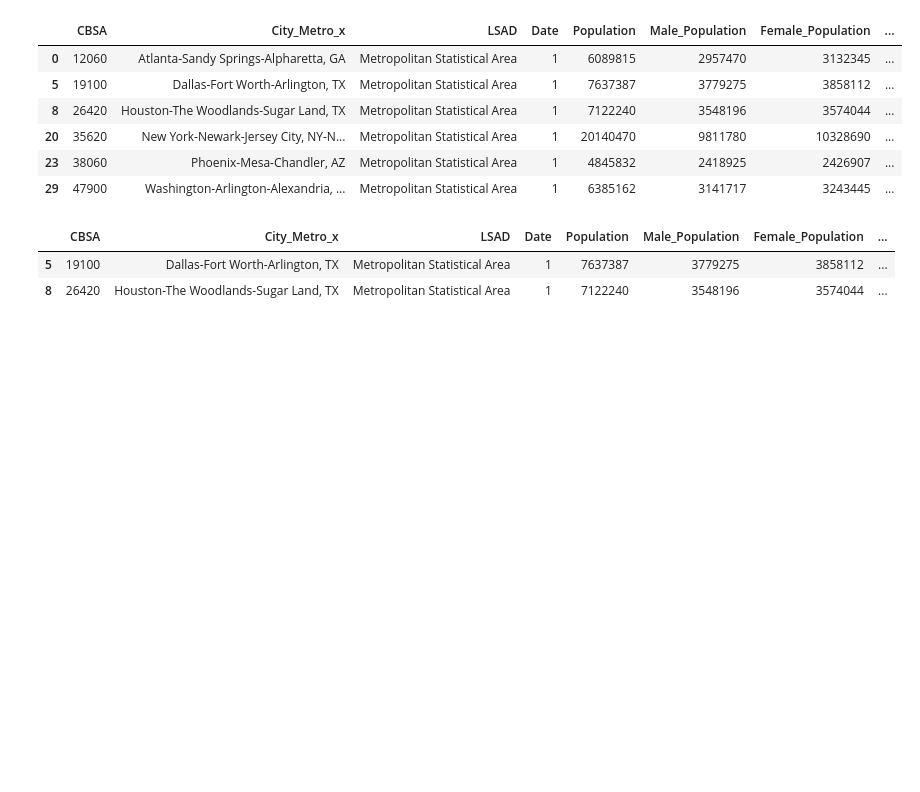
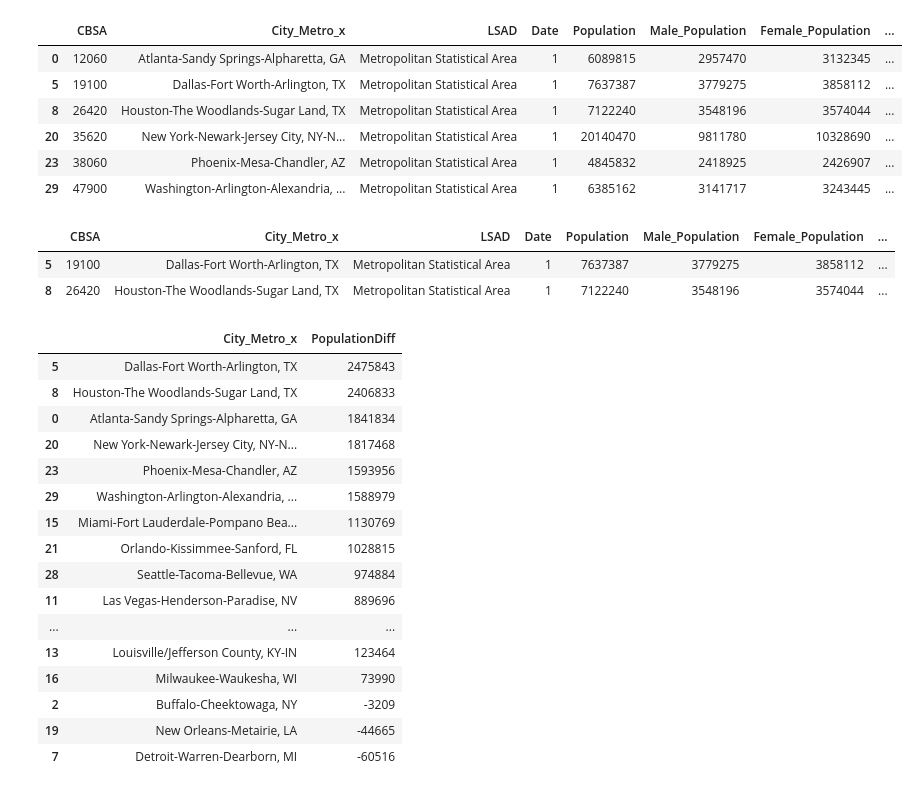
Before and after one commit to BerisDizdar/US_Population_And_GDP, a Jupyter notebook: Metro_Pop.ipynb, the cells around one changed output. Drawn from its saved outputs; the diff is of its cells as text; code cells hidden in the pictures; blank space fills up the shorter version.

```diff
--- a/Metro_Pop.ipynb
+++ b/Metro_Pop.ipynb
@@ -406,0 +419,22 @@ px.histogram(Merged_Data, x='City_Metro_x', y='PopulationDiff', nbins= 7, title=
+# %%
+# Use 'sort_values' function to show population increase and decrease over two decades.
+Sort_PopDiff = Merged_Data[['City_Metro_x', 'PopulationDiff']].sort_values(by='PopulationDiff', ascending=False)
+Sort_PopDiff
+# %% [output]
+|  | City_Metro_x | PopulationDiff |
+| 5 | Dallas-Fort Worth-Arlington, TX | 2475843 |
+| 8 | Houston-The Woodlands-Sugar Land, TX | 2406833 |
+| 0 | Atlanta-Sandy Springs-Alpharetta, GA | 1841834 |
+| 20 | New York-Newark-Jersey City, NY-N... | 1817468 |
+| 23 | Phoenix-Mesa-Chandler, AZ | 1593956 |
+| 29 | Washington-Arlington-Alexandria, ... | 1588979 |
+| 15 | Miami-Fort Lauderdale-Pompano Bea... | 1130769 |
+| 21 | Orlando-Kissimmee-Sanford, FL | 1028815 |
+| 28 | Seattle-Tacoma-Bellevue, WA | 974884 |
+| 11 | Las Vegas-Henderson-Paradise, NV | 889696 |
+| ... | ... | ... |
+| 13 | Louisville/Jefferson County, KY-IN | 123464 |
+| 16 | Milwaukee-Waukesha, WI | 73990 |
+| 2 | Buffalo-Cheektowaga, NY | -3209 |
+| 19 | New Orleans-Metairie, LA | -44665 |
+| 7 | Detroit-Warren-Dearborn, MI | -60516 |
```
Also changed, not shown: parts of 10 cells of this notebook.
